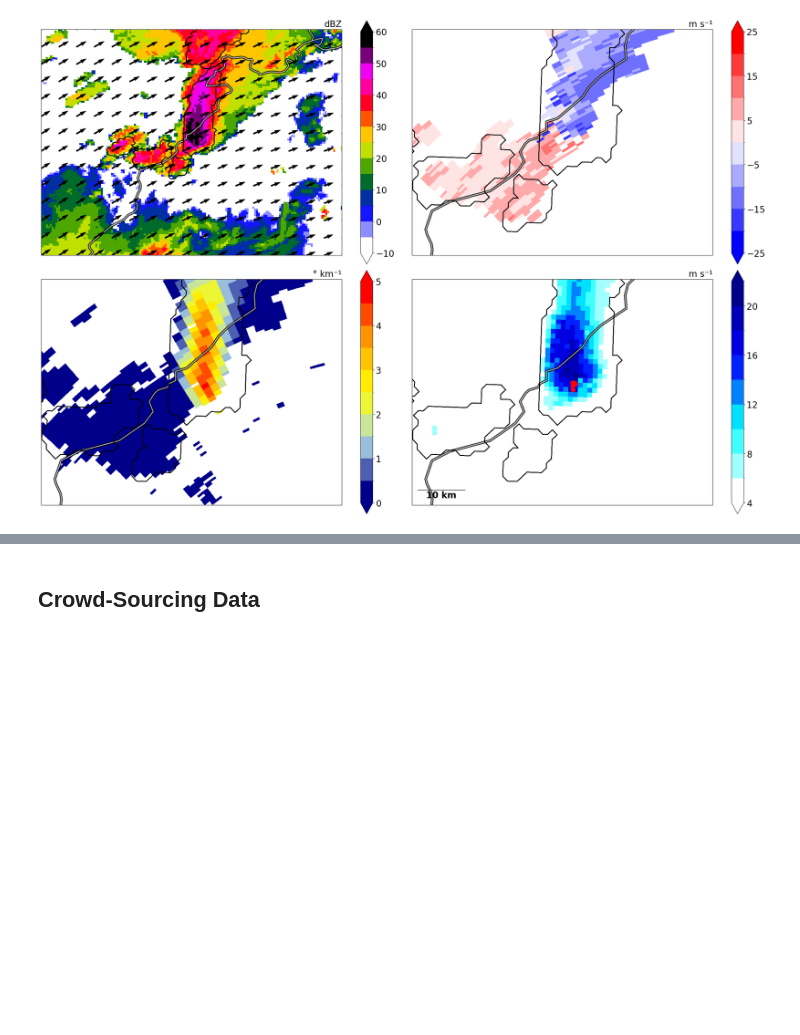
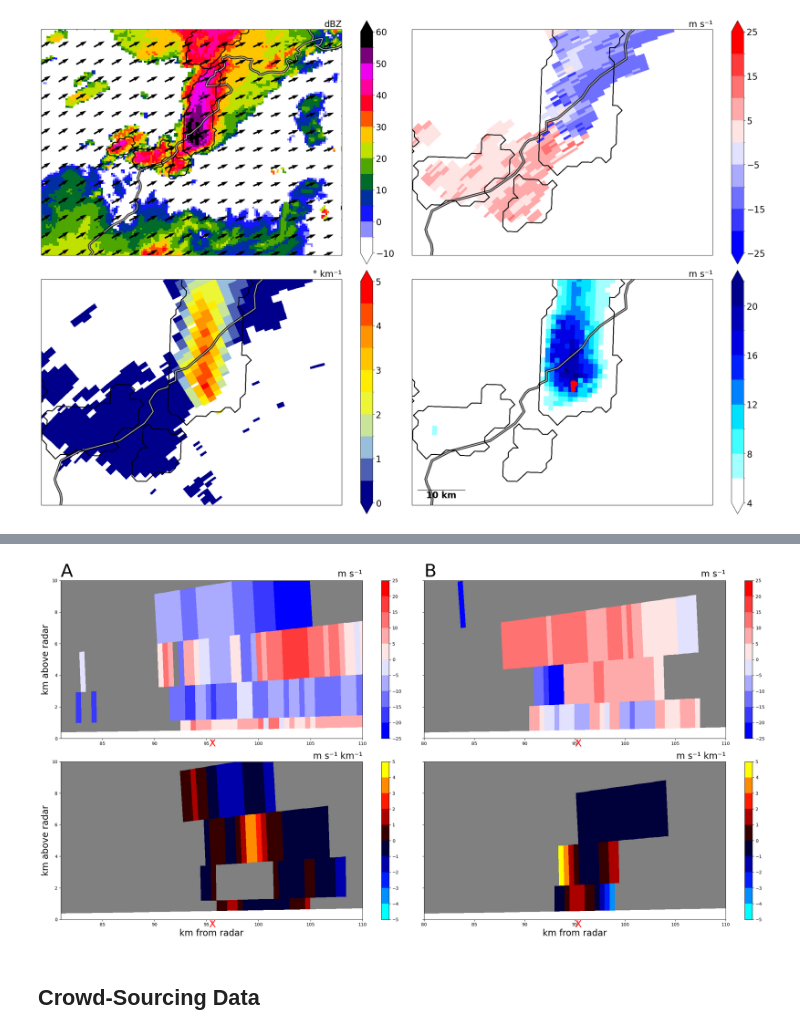
Before and after one commit to florianvalentinackermann/radar_windgusts, a Jupyter notebook: sixth_case.ipynb, the cells around one changed output, grey strips where cells are left out. Cells and saved outputs as stored; diff of their text form; code cells hidden in the pictures; blank space fills up the shorter version.

```diff
--- a/sixth_case.ipynb
+++ b/sixth_case.ipynb
@@ -2372,3 +2680,99 @@ valid_time: 2023-07-24 07:25:00
+# %%
+
+div_shear_norm = BoundaryNorm(boundaries=div_shear_levels, ncolors=256, clip=True)
+# Define tick levels and normalization
+div_shear_levels = np.arange(-5, 5.5, 1)  # Original tick locations
+
+rhi_close_weissfluhgipfel = 81
+
+
+# Set up the figure with 4 rows and 4 columns
+fig, axes = plt.subplots(2, 2, sharex=False, sharey=True, figsize=(24, 12))
+
+
+ax_vel_weissfluhgipfel = axes[0, 0]  # Velocity plot
+ax_vel_lema = axes[0, 1]  # Velocity plot
+ax_div_shear_weissfluhgipfel = axes[1, 0]  # Divergence/Shear plot
+ax_div_shear_lema = axes[1, 1]  # Divergence/Shear plot
+ax_vel_weissfluhgipfel.set_xlim([rhi_close_weissfluhgipfel, rhi_distance_weissfluhgipfel])
+ax_vel_lema.set_xlim([rhi_close_lema, rhi_distance_lema])
+ax_div_shear_weissfluhgipfel.set_xlim([rhi_close_weissfluhgipfel, rhi_distance_weissfluhgipfel])
+ax_div_shear_lema.set_xlim([rhi_close_lema, rhi_distance_lema])
+
+
+
+# Plot 'corrected_velocity' with specified color limits
+cmap_velocity.set_bad(color='grey')
+display_first_scan_weissfluhgipfel.plot_rhi('corrected_velocity', ax=ax_vel_weissfluhgipfel, vmin=-30, vmax=30, ticks=velocity_levels, norm=velocity_norm, cmap=cmap_velocity, colorbar_label='', colorbar_flag=True)
+
+cmap_div_shear.set_bad(color='grey')
+display_first_scan_weissfluhgipfel.plot_rhi('div_shear', ax=ax_div_shear_weissfluhgipfel, ticks=div_shear_levels, norm=div_shear_norm,
+#vmin=-20, vmax=70,
+    cmap=cmap_div_shear, colorbar_label='', colorbar_flag=True)
+
+# Plot 'corrected_velocity' with specified color limits
+cmap_velocity.set_bad(color='grey')
+display_second_scan_lema.plot_rhi('corrected_velocity', ax=ax_vel_lema, vmin=-30, vmax=30, ticks=velocity_levels, norm=velocity_norm, cmap=cmap_velocity, colorbar_label='', colorbar_flag=True)
+
+cmap_div_shear.set_bad(color='grey')
+display_second_scan_lema.plot_rhi('div_shear', ax=ax_div_shear_lema, ticks=div_shear_levels, norm=div_shear_norm,
+#vmin=-20, vmax=70,
+    cmap=cmap_div_shear, colorbar_label='', colorbar_flag=True)
+
+
+
+# Annotate 'X' on the axes where needed
+for axis in [ax_vel_weissfluhgipfel, ax_div_shear_weissfluhgipfel]:
+    axis.annotate('X', xy=(downburst_distance_weissfluhgipfel, 0), xytext=(downburst_distance_weissfluhgipfel, -0.5),
+                          textcoords='data', ha='center', color='red', fontsize=22,
+                          arrowprops=dict(arrowstyle='-', color='red'))
+
+# Annotate 'X' on the axes where needed
+for axis in [ax_vel_lema, ax_div_shear_lema]:
+    axis.annotate('X', xy=(downburst_distance_lema, 0), xytext=(downburst_distance_lema, -0.5),
+                          textcoords='data', ha='center', color='red', fontsize=22,
+                          arrowprops=dict(arrowstyle='-', color='red'))
+
+# Set axis limits for each axis
+ax_vel_weissfluhgipfel.set_ylim([0, 10])   # Adjust height range as needed
+
+
+
+
+
+
+ax_vel_weissfluhgipfel.set_xlabel('')
+ax_vel_weissfluhgipfel.set_ylabel('km above radar', fontsize=20)
+ax_vel_weissfluhgipfel.set_title('')
+ax_vel_weissfluhgipfel.set_title('m s⁻¹', fontsize=20, loc ='right')
+ax_vel_weissfluhgipfel.set_title('A', fontsize=40, loc ='left')
+
+ax_vel_lema.set_xlabel('')
+ax_vel_lema.set_ylabel('')
+ax_vel_lema.set_title('')
+ax_vel_lema.set_title('m s⁻¹', fontsize=20, loc ='right')
+ax_vel_lema.set_title('B', fontsize=40, loc ='left')
+
+ax_div_shear_weissfluhgipfel.set_xlabel('')
+ax_div_shear_weissfluhgipfel.set_ylabel('km above radar', fontsize=20)
+ax_div_shear_weissfluhgipfel.set_title('')
+ax_div_shear_weissfluhgipfel.set_title('m s⁻¹ km⁻¹', fontsize=20, loc ='right')
+ax_div_shear_weissfluhgipfel.set_xlabel('km from radar', fontsize=20)
+
+ax_div_shear_lema.set_xlabel('')
+ax_div_shear_lema.set_ylabel('')
+ax_div_shear_lema.set_title('')
+ax_div_shear_lema.set_title('m s⁻¹ km⁻¹', fontsize=20, loc ='right')
+ax_div_shear_lema.set_xlabel('km from radar', fontsize=20)
+
+plt.rc('xtick', labelsize=20)
+plt.rc('ytick', labelsize=20)
+
+
+plt.tight_layout()
+#plt.savefig("/users/fackerma/newproject1/figures/sixth_case/double_RHI_LCDF_LCDFCS1.png", dpi=300)
+# %% [output]
+[figure, added]
 # %% [markdown]
 ## Crowd-Sourcing Data
 # %%
```
Also changed, not shown: parts of 2 cells of this notebook, 2 other files.
